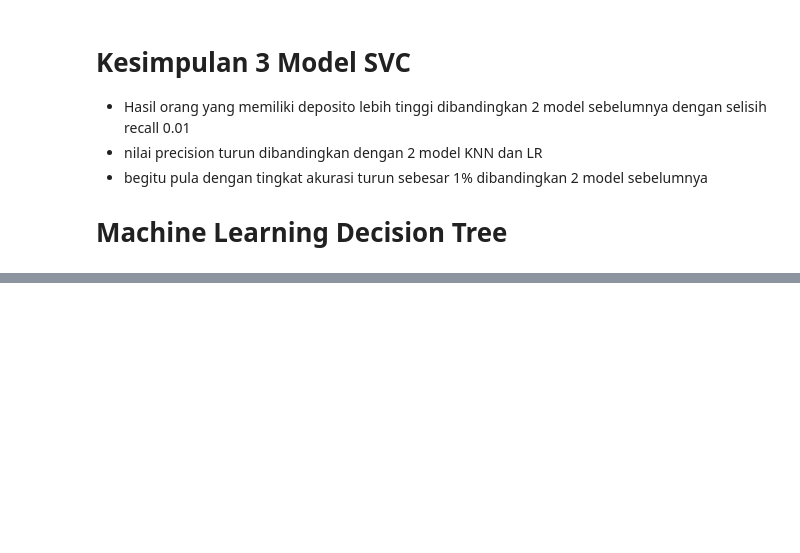
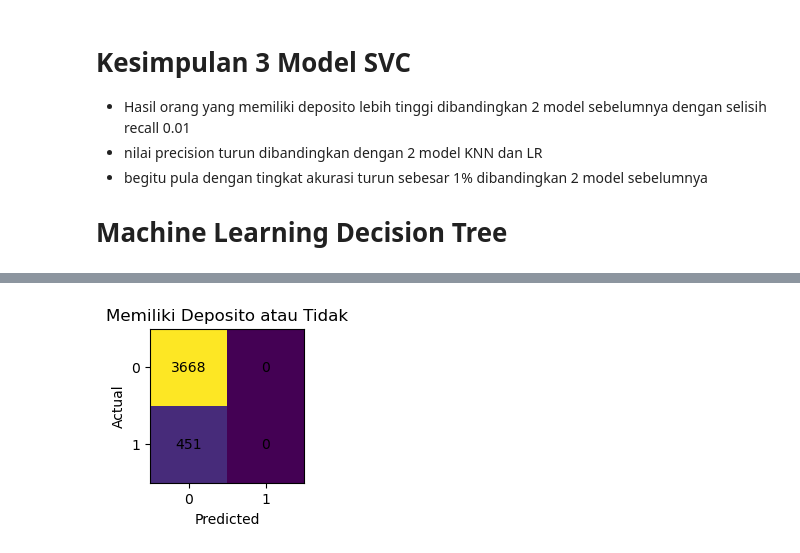
Before and after one commit to Ajhie1987/Python_Train, a Jupyter notebook: Fajri3.ipynb, the cells around one changed output, grey strips where cells are left out. Saved outputs shown, nothing was run; the diff lists cells and outputs as text; code cells hidden in the pictures; blank space fills up the shorter version.

```diff
--- a/Fajri3.ipynb
+++ b/Fajri3.ipynb
@@ -272,3 +287,6 @@ visualCM(df_test_target, y_predSVC, 2, "Memiliki Deposito atau Tidak")
 - begitu pula dengan tingkat akurasi turun sebesar 1% dibandingkan 2 model sebelumnya
 
 # Machine Learning Decision Tree
+# %%
+model_DT = DecisionTreeClassifier(max_depth=1)
+model_DT.fit(df_train_fitur, df_train_target)
@@ -274,0 +295,3 @@ visualCM(df_test_target, y_predSVC, 2, "Memiliki Deposito atau Tidak")
+# %%
+y_predDT = model_DT.predict(df_test_fitur)
+print(classification_report(df_test_target, y_predDT))
@@ -274,0 +307,4 @@ visualCM(df_test_target, y_predSVC, 2, "Memiliki Deposito atau Tidak")
+# %%
+visualCM(df_test_target, y_predDT, 2, "Memiliki Deposito atau Tidak")
+# %% [output]
+[figure, added]
```
Also changed, not shown: parts of 4 cells of this notebook.
